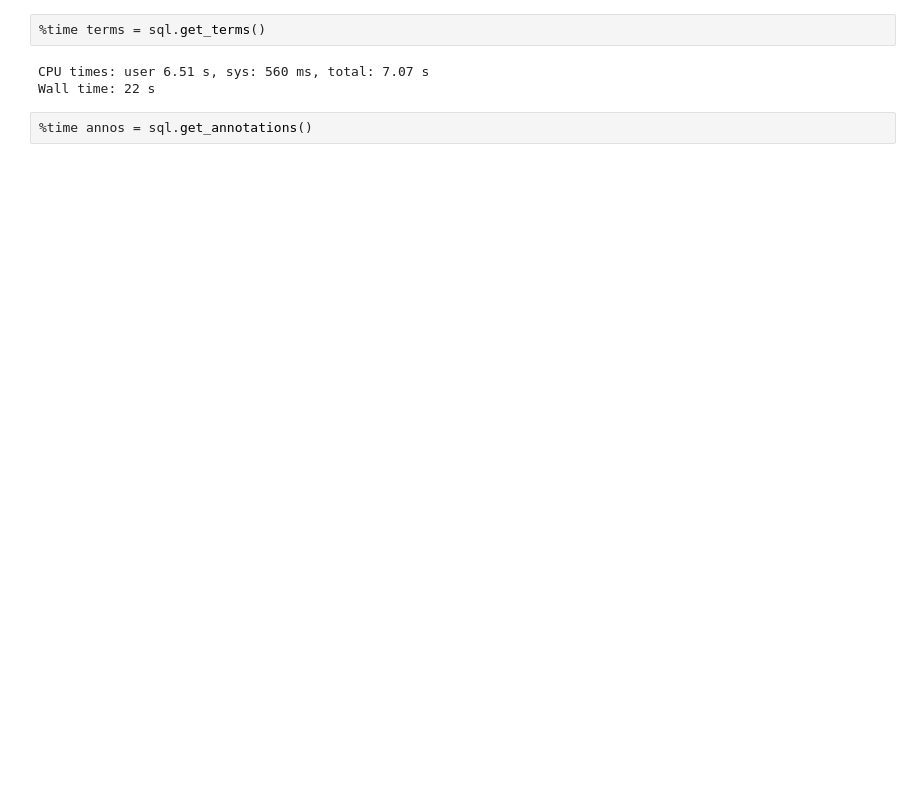
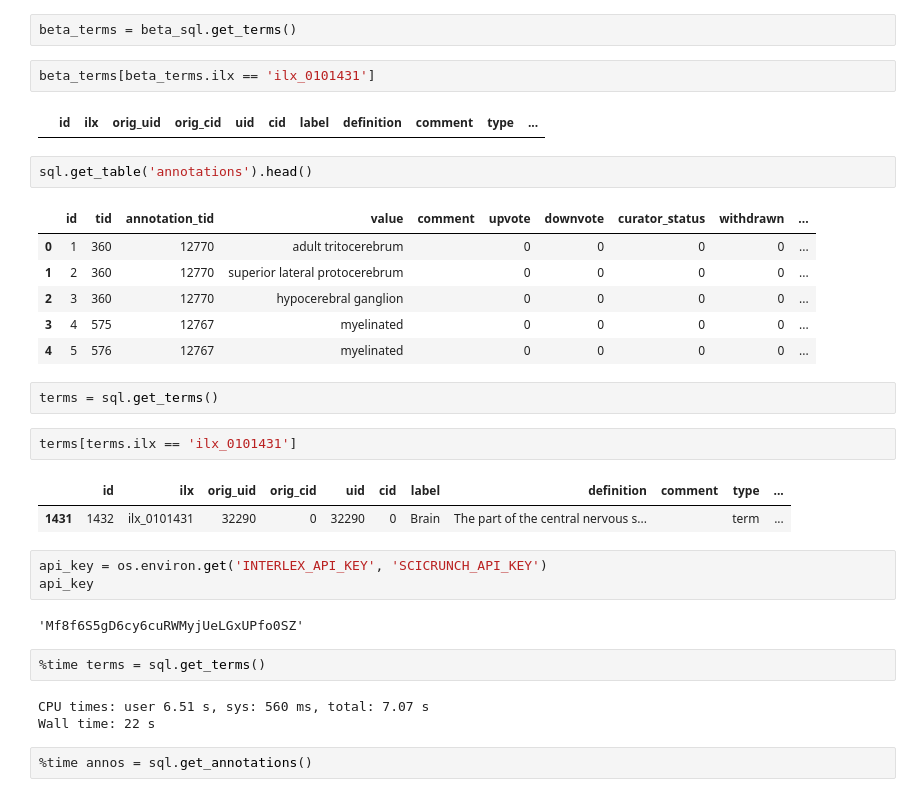
Before and after one commit to tgbugs/pyontutils, a Jupyter notebook: ilxutils/ilxutils/ilx-playground.ipynb, the cells around one changed output. Drawn from its saved outputs; the diff is of its cells as text; blank space fills up the shorter version.

```diff
--- a/ilxutils/ilxutils/ilx-playground.ipynb
+++ b/ilxutils/ilxutils/ilx-playground.ipynb
@@ -12,3 +34,30 @@
+# %%
+beta_terms = beta_sql.get_terms()
+# %%
+beta_terms[beta_terms.ilx == 'ilx_0101431']
+# %% [output]
+|  | id | ilx | orig_uid | orig_cid | uid | cid | label | definition | comment | type | ... |
+# %%
+sql.get_table('annotations').head()
+# %% [output]
+|  | id | tid | annotation_tid | value | comment | upvote | downvote | curator_status | withdrawn | ... |
+| 0 | 1 | 360 | 12770 | adult tritocerebrum |  | 0 | 0 | 0 | 0 | ... |
+| 1 | 2 | 360 | 12770 | superior lateral protocerebrum |  | 0 | 0 | 0 | 0 | ... |
+| 2 | 3 | 360 | 12770 | hypocerebral ganglion |  | 0 | 0 | 0 | 0 | ... |
+| 3 | 4 | 575 | 12767 | myelinated |  | 0 | 0 | 0 | 0 | ... |
+| 4 | 5 | 576 | 12767 | myelinated |  | 0 | 0 | 0 | 0 | ... |
+# %%
+terms = sql.get_terms()
+# %%
+terms[terms.ilx == 'ilx_0101431']
+# %% [output]
+|  | id | ilx | orig_uid | orig_cid | uid | cid | label | definition | comment | type | ... |
+| 1431 | 1432 | ilx_0101431 | 32290 | 0 | 32290 | 0 | Brain | The part of the central nervous s... |  | term | ... |
+# %%
+api_key = os.environ.get('INTERLEX_API_KEY', 'SCICRUNCH_API_KEY')
+api_key
+# %% [output]
+'Mf8f6S5gD6cy6cuRWMyjUeLGxUPfo0SZ'
 # %%
 %time terms = sql.get_terms()
 # %% [output]
```
Also changed, not shown: parts of 6 cells of this notebook, 1 other file.
